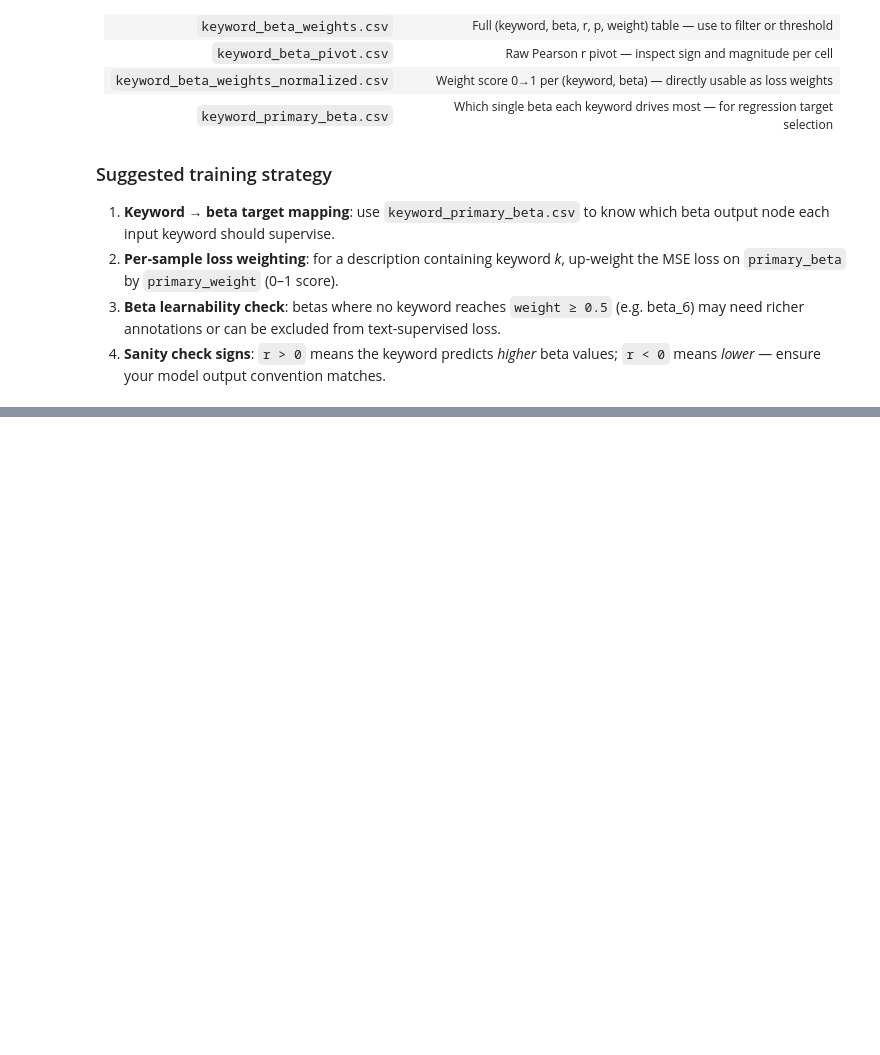
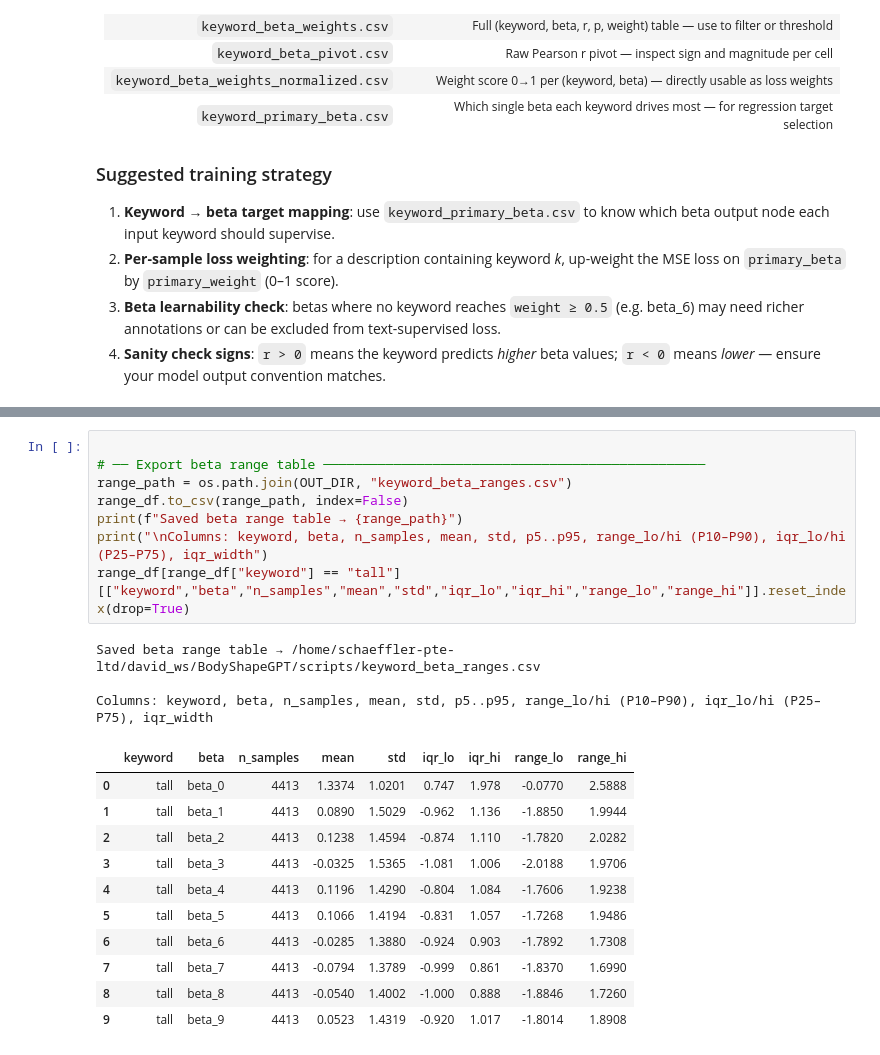
Before and after one commit to davidlai0522/BodyShapeGPT, a Jupyter notebook: scripts/body_shape_analysis.ipynb, the cells around one changed output, grey strips where cells are left out. Saved outputs shown, nothing was run; the diff lists cells and outputs as text; blank space fills up the shorter version.

Commit message:
Testing new version
Signed-off-by: laidvi <laidvi@schaeffler.com>

```diff
--- a/scripts/body_shape_analysis.ipynb
+++ b/scripts/body_shape_analysis.ipynb
@@ -579,0 +873,23 @@ Saved primary-beta table     → /home/schaeffler-pte-ltd/david_ws/BodyShapeGPT/
+# %%
+
+# ── Export beta range table ─────────────────────────────────────────────────
+range_path = os.path.join(OUT_DIR, "keyword_beta_ranges.csv")
+range_df.to_csv(range_path, index=False)
+print(f"Saved beta range table → {range_path}")
+print("\nColumns: keyword, beta, n_samples, mean, std, p5..p95, range_lo/hi (P10–P90), iqr_lo/hi (P25–P75), iqr_width")
+range_df[range_df["keyword"] == "tall"][["keyword","beta","n_samples","mean","std","iqr_lo","iqr_hi","range_lo","range_hi"]].reset_index(drop=True)
+# %% [output]
+Saved beta range table → /home/schaeffler-pte-ltd/david_ws/BodyShapeGPT/scripts/keyword_beta_ranges.csv
+
+Columns: keyword, beta, n_samples, mean, std, p5..p95, range_lo/hi (P10–P90), iqr_lo/hi (P25–P75), iqr_width
+|  | keyword | beta | n_samples | mean | std | iqr_lo | iqr_hi | range_lo | range_hi |
+| 0 | tall | beta_0 | 4413 | 1.3374 | 1.0201 | 0.747 | 1.978 | -0.0770 | 2.5888 |
+| 1 | tall | beta_1 | 4413 | 0.0890 | 1.5029 | -0.962 | 1.136 | -1.8850 | 1.9944 |
+| 2 | tall | beta_2 | 4413 | 0.1238 | 1.4594 | -0.874 | 1.110 | -1.7820 | 2.0282 |
+| 3 | tall | beta_3 | 4413 | -0.0325 | 1.5365 | -1.081 | 1.006 | -2.0188 | 1.9706 |
+| 4 | tall | beta_4 | 4413 | 0.1196 | 1.4290 | -0.804 | 1.084 | -1.7606 | 1.9238 |
+| 5 | tall | beta_5 | 4413 | 0.1066 | 1.4194 | -0.831 | 1.057 | -1.7268 | 1.9486 |
+| 6 | tall | beta_6 | 4413 | -0.0285 | 1.3880 | -0.924 | 0.903 | -1.7892 | 1.7308 |
+| 7 | tall | beta_7 | 4413 | -0.0794 | 1.3789 | -0.999 | 0.861 | -1.8370 | 1.6990 |
+| 8 | tall | beta_8 | 4413 | -0.0540 | 1.4002 | -1.000 | 0.888 | -1.8846 | 1.7260 |
+| 9 | tall | beta_9 | 4413 | 0.0523 | 1.4319 | -0.920 | 1.017 | -1.8014 | 1.8908 |
```
Also changed, not shown: parts of 5 cells of this notebook, 11 other files.
